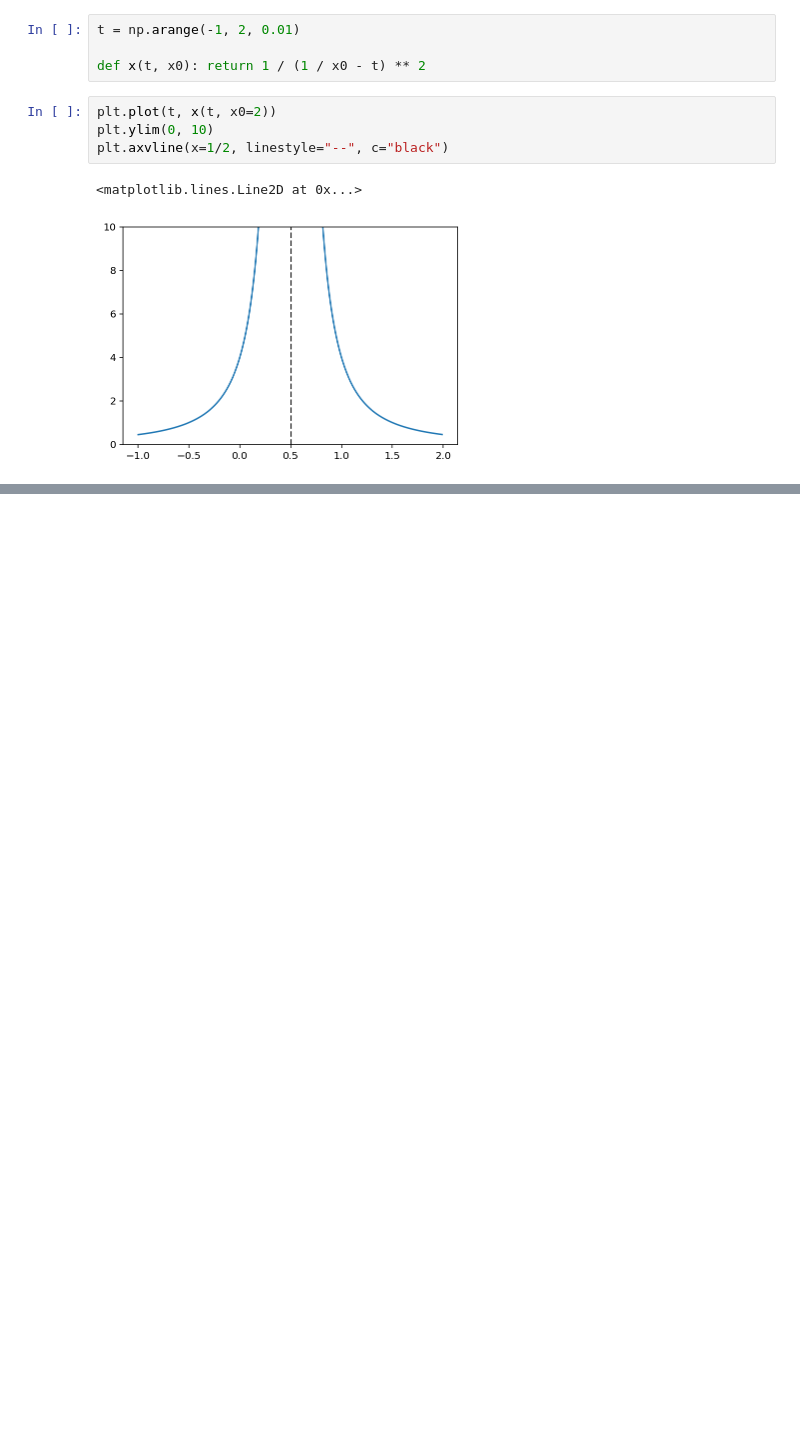
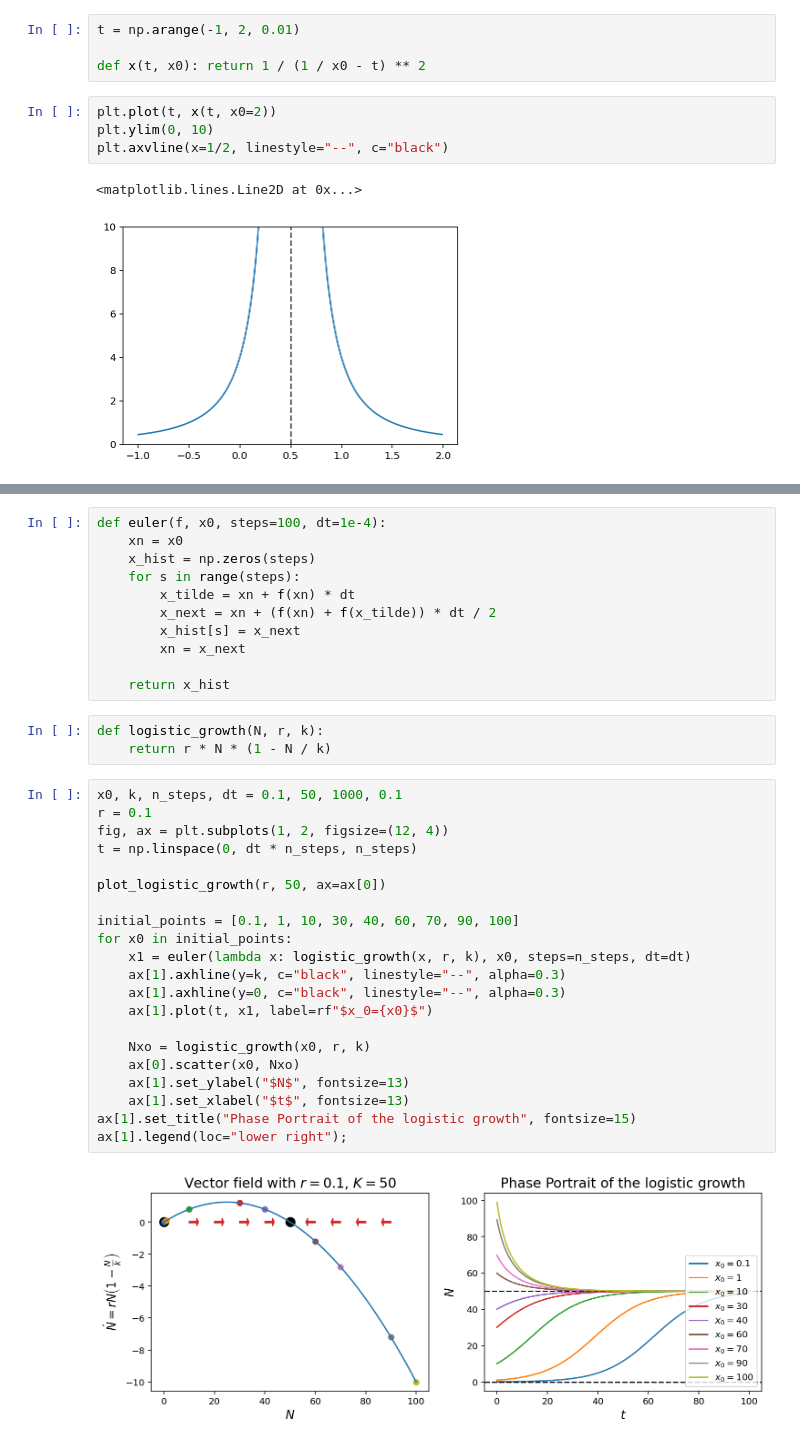
Before and after one commit to gerdm/QMUL, a Jupyter notebook: MTH744P-dynamical-systems/l02-linear-stability.ipynb, the cells around one changed output, grey strips where cells are left out. Drawn from its saved outputs; the diff is of its cells as text; blank space fills up the shorter version.

```diff
--- a/MTH744P-dynamical-systems/l02-linear-stability.ipynb
+++ b/MTH744P-dynamical-systems/l02-linear-stability.ipynb
@@ -62,0 +73,37 @@ plt.axvline(x=1/2, linestyle="--", c="black")
+# %%
+def euler(f, x0, steps=100, dt=1e-4):
+    xn = x0
+    x_hist = np.zeros(steps)
+    for s in range(steps):
+        x_tilde = xn + f(xn) * dt
+        x_next = xn + (f(xn) + f(x_tilde)) * dt / 2
+        x_hist[s] = x_next
+        xn = x_next
+
+    return x_hist
+# %%
+def logistic_growth(N, r, k):
+    return r * N * (1 - N / k)
+# %%
+x0, k, n_steps, dt = 0.1, 50, 1000, 0.1
+r = 0.1
+fig, ax = plt.subplots(1, 2, figsize=(12, 4))
+t = np.linspace(0, dt * n_steps, n_steps)
+
+plot_logistic_growth(r, 50, ax=ax[0])
+
+initial_points = [0.1, 1, 10, 30, 40, 60, 70, 90, 100]
+for x0 in initial_points:
+    x1 = euler(lambda x: logistic_growth(x, r, k), x0, steps=n_steps, dt=dt)
+    ax[1].axhline(y=k, c="black", linestyle="--", alpha=0.3)
+    ax[1].axhline(y=0, c="black", linestyle="--", alpha=0.3)
+    ax[1].plot(t, x1, label=rf"$x_0={x0}$")
+
+    Nxo = logistic_growth(x0, r, k)
+    ax[0].scatter(x0, Nxo)
+    ax[1].set_ylabel("$N$", fontsize=13)
+    ax[1].set_xlabel("$t$", fontsize=13)
+ax[1].set_title("Phase Portrait of the logistic growth", fontsize=15)
+ax[1].legend(loc="lower right");
+# %% [output]
+[figure, added]
```
Also changed, not shown: parts of 4 cells of this notebook.
